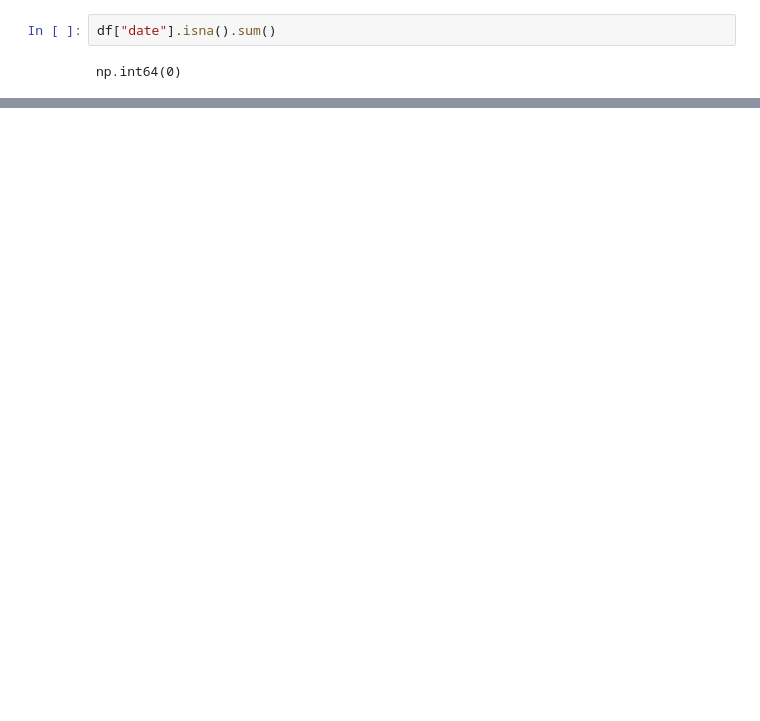
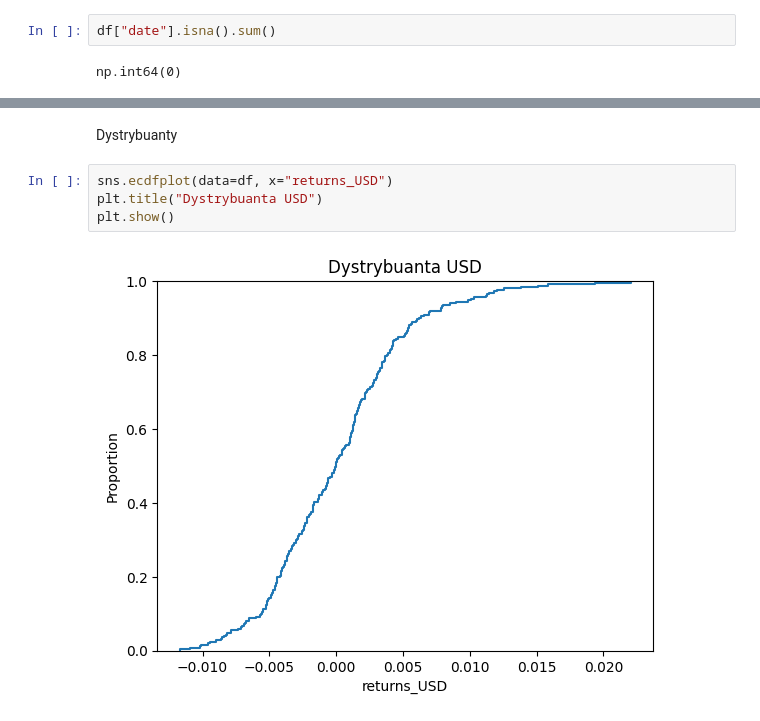
Before and after one commit to rafglo/Industry-Risk-Management, a Jupyter notebook: irm2.ipynb, the cells around one changed output, grey strips where cells are left out. Cells and saved outputs as stored; diff of their text form; blank space fills up the shorter version.

```diff
--- a/irm2.ipynb
+++ b/irm2.ipynb
@@ -125,0 +201,8 @@ plt.show()
+# %% [markdown]
+Dystrybuanty
+# %%
+sns.ecdfplot(data=df, x="returns_USD")
+plt.title("Dystrybuanta USD")
+plt.show()
+# %% [output]
+[figure, added]
```
Also changed, not shown: parts of 43 cells of this notebook.
